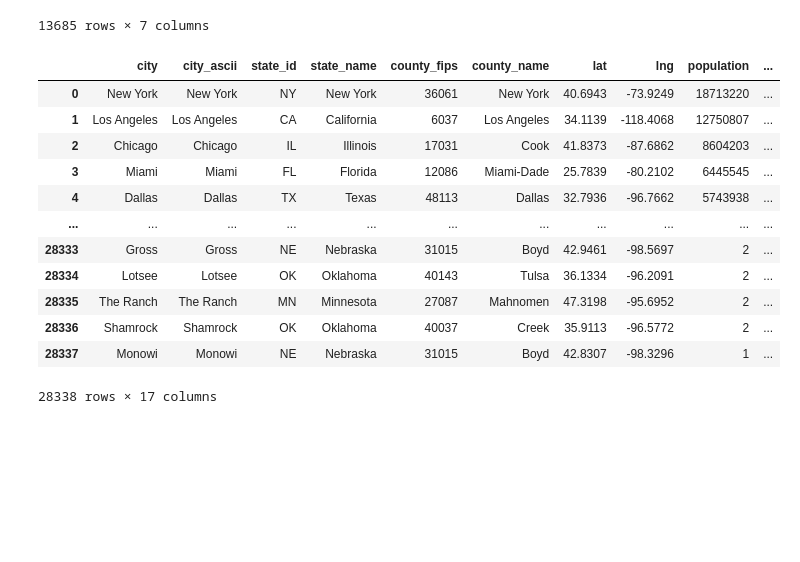
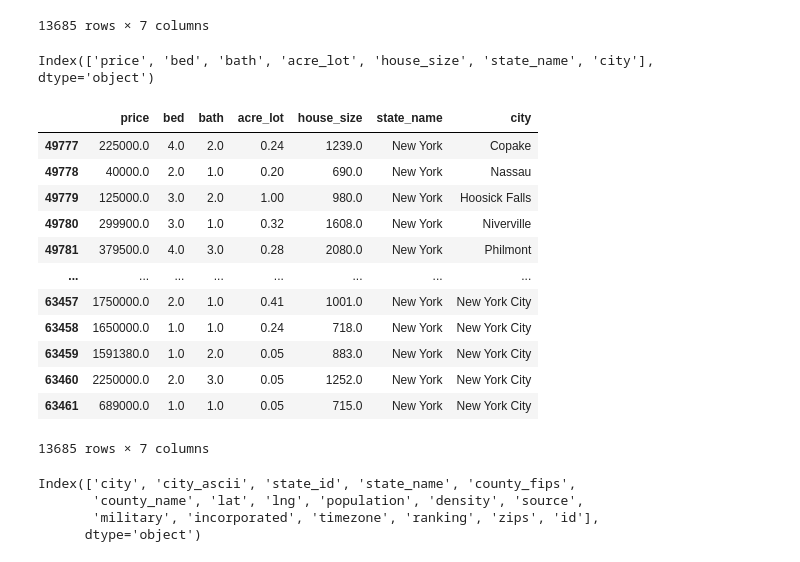
Before and after one commit to NMcHale029/BC-Project-1, a Jupyter notebook: cites.ipynb, the cells around one changed output. Drawn from its saved outputs; the diff is of its cells as text; code cells hidden in the pictures; blank space fills up the shorter version.

```diff
--- a/cites.ipynb
+++ b/cites.ipynb
@@ -105,21 +104,34 @@ ny_cities_df
 | 63460 | 2250000.0 | 2.0 | 3.0 | 0.05 | 1252.0 | New York | New York City |
 | 63461 | 689000.0 | 1.0 | 1.0 | 0.05 | 715.0 | New York | New York City |
 13685 rows × 7 columns
+# %%
+#rename column 'state' in ny_cities_df to be 'state_name'
+ny_cities_df.rename(columns = {"state":"state_name"}, inplace=True)
+ny_cities_df.columns
+# %% [output]
+Index(['price', 'bed', 'bath', 'acre_lot', 'house_size', 'state_name', 'city'], dtype='object')
+# %%
+ny_cities_df
+# %% [output]
+|  | price | bed | bath | acre_lot | house_size | state_name | city |
+| 49777 | 225000.0 | 4.0 | 2.0 | 0.24 | 1239.0 | New York | Copake |
+| 49778 | 40000.0 | 2.0 | 1.0 | 0.20 | 690.0 | New York | Nassau |
+| 49779 | 125000.0 | 3.0 | 2.0 | 1.00 | 980.0 | New York | Hoosick Falls |
+| 49780 | 299900.0 | 3.0 | 1.0 | 0.32 | 1608.0 | New York | Niverville |
+| 49781 | 379500.0 | 4.0 | 3.0 | 0.28 | 2080.0 | New York | Philmont |
+| ... | ... | ... | ... | ... | ... | ... | ... |
+| 63457 | 1750000.0 | 2.0 | 1.0 | 0.41 | 1001.0 | New York | New York City |
+| 63458 | 1650000.0 | 1.0 | 1.0 | 0.24 | 718.0 | New York | New York City |
+| 63459 | 1591380.0 | 1.0 | 2.0 | 0.05 | 883.0 | New York | New York City |
+| 63460 | 2250000.0 | 2.0 | 3.0 | 0.05 | 1252.0 | New York | New York City |
+| 63461 | 689000.0 | 1.0 | 1.0 | 0.05 | 715.0 | New York | New York City |
+13685 rows × 7 columns
 # %%
-# #read source data file for coordinates of latitude and Longitude of US Cities.
-citieslatlong_df = pd.read_csv("uscities.csv")
-citieslatlong_df=[citieslatlong_df("state ")}
+# read source data file for coordinates of latitude and Longitude of US Cities.
+citieslatlng_df = pd.read_csv("uscities.csv")
+citieslatlng_df.columns
 # %% [output]
-|  | city | city_ascii | state_id | state_name | county_fips | county_name | lat | lng | population | ... |
-| 0 | New York | New York | NY | New York | 36061 | New York | 40.6943 | -73.9249 | 18713220 | ... |
-| 1 | Los Angeles | Los Angeles | CA | California | 6037 | Los Angeles | 34.1139 | -118.4068 | 12750807 | ... |
-| 2 | Chicago | Chicago | IL | Illinois | 17031 | Cook | 41.8373 | -87.6862 | 8604203 | ... |
-| 3 | Miami | Miami | FL | Florida | 12086 | Miami-Dade | 25.7839 | -80.2102 | 6445545 | ... |
-| 4 | Dallas | Dallas | TX | Texas | 48113 | Dallas | 32.7936 | -96.7662 | 5743938 | ... |
-| ... | ... | ... | ... | ... | ... | ... | ... | ... | ... | ... |
-| 28333 | Gross | Gross | NE | Nebraska | 31015 | Boyd | 42.9461 | -98.5697 | 2 | ... |
-| 28334 | Lotsee | Lotsee | OK | Oklahoma | 40143 | Tulsa | 36.1334 | -96.2091 | 2 | ... |
-| 28335 | The Ranch | The Ranch | MN | Minnesota | 27087 | Mahnomen | 47.3198 | -95.6952 | 2 | ... |
-| 28336 | Shamrock | Shamrock | OK | Oklahoma | 40037 | Creek | 35.9113 | -96.5772 | 2 | ... |
-| 28337 | Monowi | Monowi | NE | Nebraska | 31015 | Boyd | 42.8307 | -98.3296 | 1 | ... |
-28338 rows × 17 columns
+Index(['city', 'city_ascii', 'state_id', 'state_name', 'county_fips',
+       'county_name', 'lat', 'lng', 'population', 'density', 'source',
+       'military', 'incorporated', 'timezone', 'ranking', 'zips', 'id'],
+      dtype='object')
```
Also changed, not shown: parts of 16 cells of this notebook.
